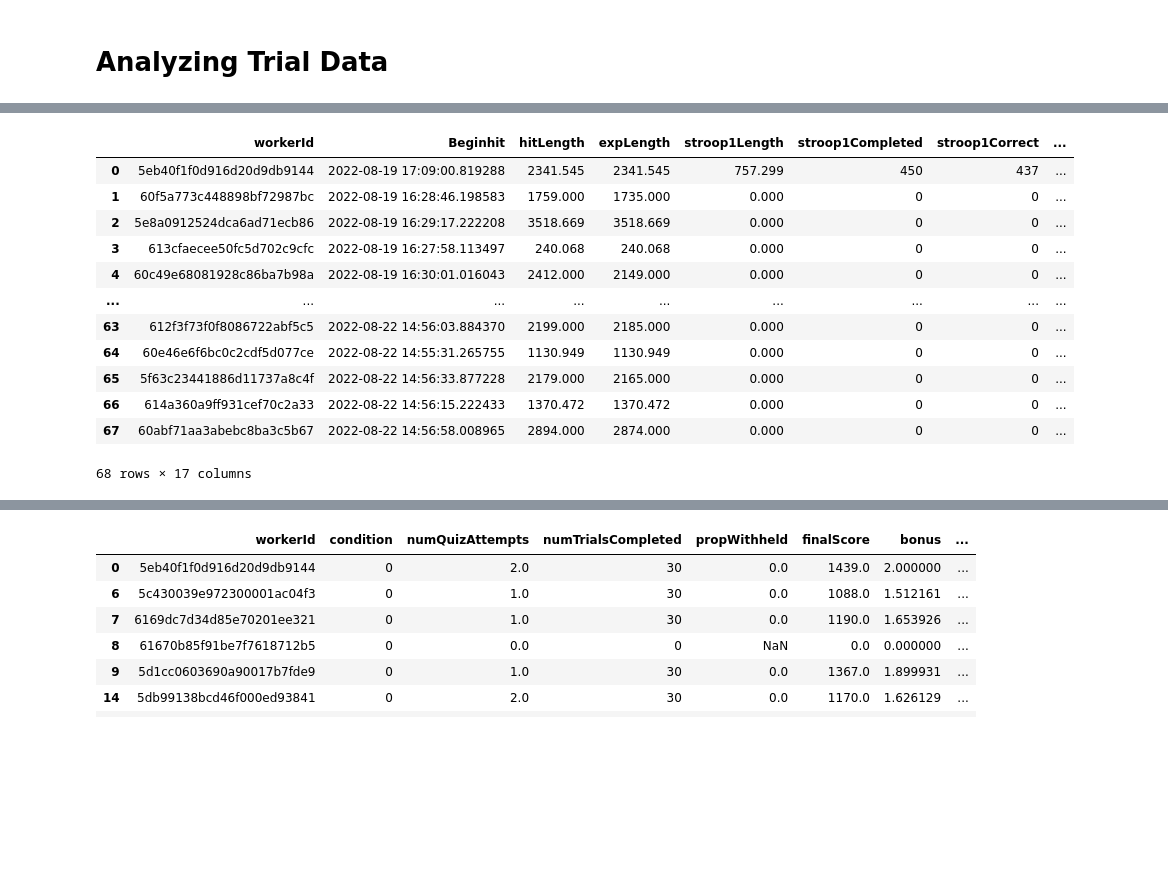
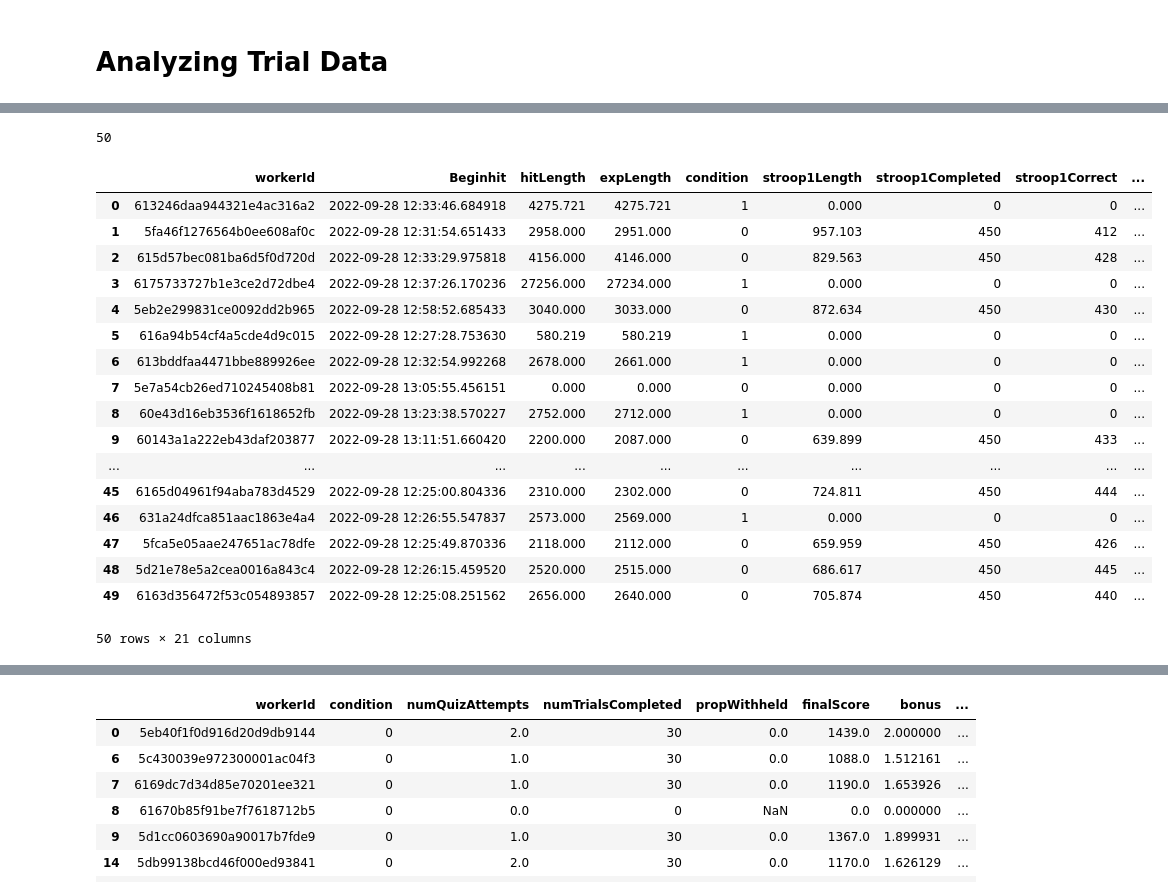
Before and after one commit to srinidhisrinivas/mcl-scarcity-mouselab, a Jupyter notebook: analysis/Preprocessing + Pilot Analysis.ipynb, the cells around one changed output, grey strips where cells are left out. Drawn from its saved outputs; the diff is of its cells as text; code cells hidden in the pictures; blank space fills up the shorter version.

```diff
--- a/analysis/Preprocessing + Pilot Analysis.ipynb
+++ b/analysis/Preprocessing + Pilot Analysis.ipynb
@@ -9,7 +9,7 @@ import statsmodels
 # %% [markdown]
 # Processing Data from PostGRES Output
 # %%
-fileprefix = "pilot_2" # pilot_[1,2,4]
+fileprefix = "final_1" # pilot_[1,2,4]
 filepath = '../results/{}_results.json'.format(fileprefix)
 # %%
 with open(filepath, 'r') as f:
@@ -72,9 +97,13 @@ for participant in part_data.values():
     trialScores = []
     rewardsWithheld = []
     effort = "-1"
-
-    firstTrialStamp = participant['data'][0]['dateTime']
-    lastTrialStamp = participant['data'][-1]['dateTime']
+    print(participant['workerId'])
+    try:
+        firstTrialStamp = participant['data'][0]['dateTime']
+        lastTrialStamp = participant['data'][-1]['dateTime']
+    except:
+        print("No data")
+        continue
     if hitLength is None:
         hitLength = (lastTrialStamp - firstTrialStamp) / 1000
     if expLength is None:
@@ -104,6 +133,7 @@ for participant in part_data.values():
     stroop2Correct = 0
     last_trial = participant['data'][0]
     finishHITReached = False
+    demographicsAvailable = False
     feedback = ""
     comments = ""
     for idx, trial in enumerate(participant['data']):
@@ -157,8 +187,12 @@ for participant in part_data.values():
                 trialScores.append(trial['trialdata']['score'])
                 rewardsWithheld.append(trial['trialdata']['withholdReward'])
         if trial_type == 'survey-html-form':
+
             if 'effort' in trial['trialdata']['response']:
                 effort = trial['trialdata']['response']['effort']
+                demographicsAvailable = True
+        if trial_id.startswith("finish_fail"):
+            demographicsAvailable = True
         if trial_type == 'survey-text':
             feedback = trial['trialdata']['response']['Q0']
             comments = trial['trialdata']['response']['Q2']
@@ -212,7 +246,8 @@ for participant in part_data.values():
         "dropoutPoint" : dropoutPoint,
         "feedback": feedback,
         "comments": comments,
-        "finishHITReached": finishHITReached
+        "finishHITReached": finishHITReached,
+        "demographicsAvailable": demographicsAvailable
     }
     if 'questiondata' in participant and 'final_score' in participant['questiondata']:
         part_stats_dict['finalScore'] = participant['questiondata']['final_score']
@@ -266,19 +282,26 @@ for part in part_stats_dicts:
 # %%
-df_cols = ["workerId", "Beginhit", "hitLength", "expLength", "stroop1Length", "stroop1Completed", "stroop1Correct", "numQuizAttempts", "numTrialsCompleted", "finalScore", "bonus", "stroop2Completed", "stroop2Correct", "dropoutPoint", "secretCodeReached", "psiturkStatus", "effort"]
+df_cols = ["workerId", "Beginhit", "hitLength", "expLength", "condition", "stroop1Length", "stroop1Completed", "stroop1Correct", "numQuizAttempts", "numTrialsCompleted", "mouselabLength", "finalScore", "bonus", "stroop2Length","stroop2Completed", "stroop2Correct", "dropoutPoint", "secretCodeReached", "psiturkStatus", "effort", "demographicsAvailable"]
 
 stats_df = pd.DataFrame(part_stats_dicts, columns=df_cols)
+print(len(stats_df))
 stats_df
 # %% [output]
+50
-|  | workerId | Beginhit | hitLength | expLength | stroop1Length | stroop1Completed | stroop1Correct | ... |
-| 0 | 5eb40f1f0d916d20d9db9144 | 2022-08-19 17:09:00.819288 | 2341.545 | 2341.545 | 757.299 | 450 | 437 | ... |
-| 1 | 60f5a773c448898bf72987bc | 2022-08-19 16:28:46.198583 | 1759.000 | 1735.000 | 0.000 | 0 | 0 | ... |
-| 2 | 5e8a0912524dca6ad71ecb86 | 2022-08-19 16:29:17.222208 | 3518.669 | 3518.669 | 0.000 | 0 | 0 | ... |
-| 3 | 613cfaecee50fc5d702c9cfc | 2022-08-19 16:27:58.113497 | 240.068 | 240.068 | 0.000 | 0 | 0 | ... |
-| 4 | 60c49e68081928c86ba7b98a | 2022-08-19 16:30:01.016043 | 2412.000 | 2149.000 | 0.000 | 0 | 0 | ... |
-| ... | ... | ... | ... | ... | ... | ... | ... | ... |
-| 63 | 612f3f73f0f8086722abf5c5 | 2022-08-22 14:56:03.884370 | 2199.000 | 2185.000 | 0.000 | 0 | 0 | ... |
-| 64 | 60e46e6f6bc0c2cdf5d077ce | 2022-08-22 14:55:31.265755 | 1130.949 | 1130.949 | 0.000 | 0 | 0 | ... |
-| 65 | 5f63c23441886d11737a8c4f | 2022-08-22 14:56:33.877228 | 2179.000 | 2165.000 | 0.000 | 0 | 0 | ... |
-| 66 | 614a360a9ff931cef70c2a33 | 2022-08-22 14:56:15.222433 | 1370.472 | 1370.472 | 0.000 | 0 | 0 | ... |
-| 67 | 60abf71aa3abebc8ba3c5b67 | 2022-08-22 14:56:58.008965 | 2894.000 | 2874.000 | 0.000 | 0 | 0 | ... |
+|  | workerId | Beginhit | hitLength | expLength | condition | stroop1Length | stroop1Completed | stroop1Correct | ... |
+| 0 | 613246daa944321e4ac316a2 | 2022-09-28 12:33:46.684918 | 4275.721 | 4275.721 | 1 | 0.000 | 0 | 0 | ... |
+| 1 | 5fa46f1276564b0ee608af0c | 2022-09-28 12:31:54.651433 | 2958.000 | 2951.000 | 0 | 957.103 | 450 | 412 | ... |
+| 2 | 615d57bec081ba6d5f0d720d | 2022-09-28 12:33:29.975818 | 4156.000 | 4146.000 | 0 | 829.563 | 450 | 428 | ... |
+| 3 | 6175733727b1e3ce2d72dbe4 | 2022-09-28 12:37:26.170236 | 27256.000 | 27234.000 | 1 | 0.000 | 0 | 0 | ... |
+| 4 | 5eb2e299831ce0092dd2b965 | 2022-09-28 12:58:52.685433 | 3040.000 | 3033.000 | 0 | 872.634 | 450 | 430 | ... |
+| 5 | 616a94b54cf4a5cde4d9c015 | 2022-09-28 12:27:28.753630 | 580.219 | 580.219 | 1 | 0.000 | 0 | 0 | ... |
+| 6 | 613bddfaa4471bbe889926ee | 2022-09-28 12:32:54.992268 | 2678.000 | 2661.000 | 1 | 0.000 | 0 | 0 | ... |
+| 7 | 5e7a54cb26ed710245408b81 | 2022-09-28 13:05:55.456151 | 0.000 | 0.000 | 0 | 0.000 | 0 | 0 | ... |
+| 8 | 60e43d16eb3536f1618652fb | 2022-09-28 13:23:38.570227 | 2752.000 | 2712.000 | 1 | 0.000 | 0 | 0 | ... |
+| 9 | 60143a1a222eb43daf203877 | 2022-09-28 13:11:51.660420 | 2200.000 | 2087.000 | 0 | 639.899 | 450 | 433 | ... |
+| ... | ... | ... | ... | ... | ... | ... | ... | ... | ... |
+| 45 | 6165d04961f94aba783d4529 | 2022-09-28 12:25:00.804336 | 2310.000 | 2302.000 | 0 | 724.811 | 450 | 444 | ... |
+| 46 | 631a24dfca851aac1863e4a4 | 2022-09-28 12:26:55.547837 | 2573.000 | 2569.000 | 1 | 0.000 | 0 | 0 | ... |
+| 47 | 5fca5e05aae247651ac78dfe | 2022-09-28 12:25:49.870336 | 2118.000 | 2112.000 | 0 | 659.959 | 450 | 426 | ... |
+| 48 | 5d21e78e5a2cea0016a843c4 | 2022-09-28 12:26:15.459520 | 2520.000 | 2515.000 | 0 | 686.617 | 450 | 445 | ... |
+| 49 | 6163d356472f53c054893857 | 2022-09-28 12:25:08.251562 | 2656.000 | 2640.000 | 0 | 705.874 | 450 | 440 | ... |
-68 rows × 17 columns
+50 rows × 21 columns
```
Also changed, not shown: parts of 20 cells of this notebook, 3 other files.
